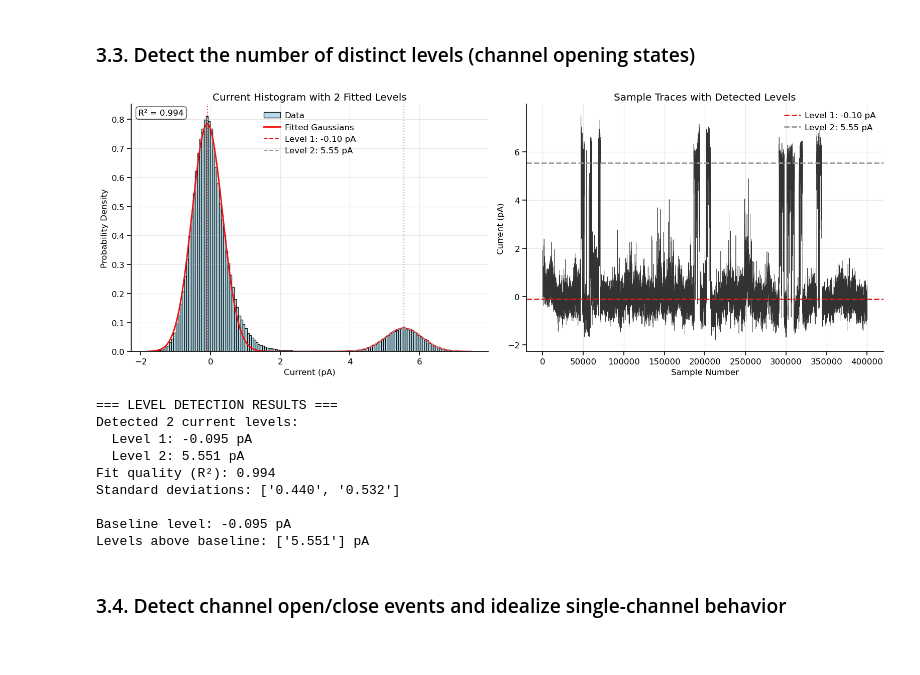
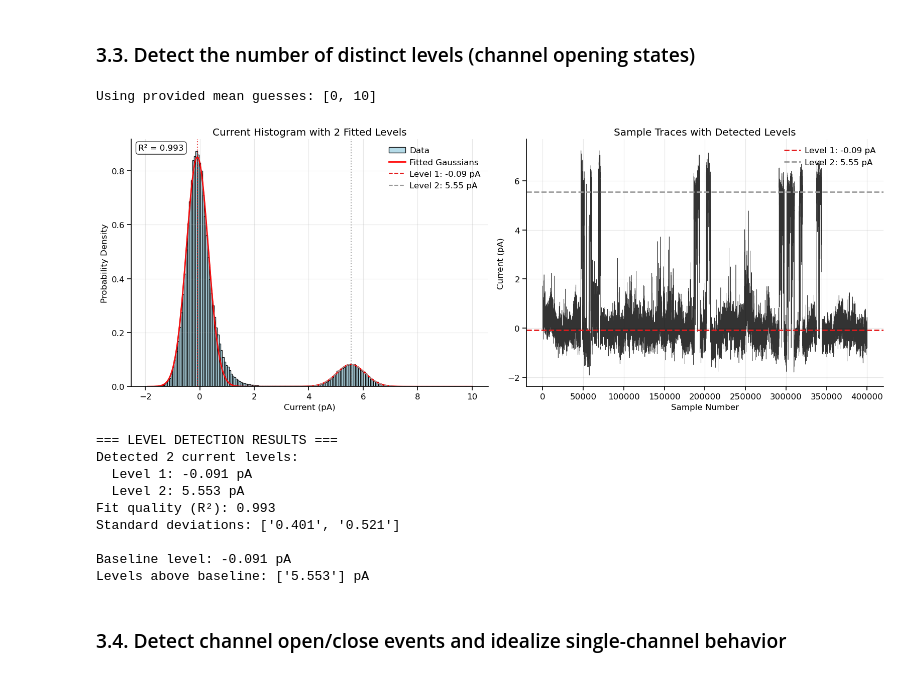
Before and after one commit to argalloni/CSHL_IonChannels2025, a Jupyter notebook: Analysis 9 - Single channels.ipynb, the cells around one changed output. Cells and saved outputs as stored; diff of their text form; code cells hidden in the pictures.

Commit message:
added option to specify initial guess for gaussian fit

```diff
--- a/Analysis 9 - Single channels.ipynb
+++ b/Analysis 9 - Single channels.ipynb
@@ -87,10 +88,10 @@ filtered, noise = remove_line_noise(current_traces,
                                         sampling_freq=sampling_freq,
                                         target_freq=60,
                                         harmonics=3,
-                                        plot_spectrum=True)
+                                        plot_spectrum=False)
 
 # Median baseline subtraction
-window_size_ms = 1000
+window_size_ms = 4000
 corrected_median, baseline_median = baseline_correction(filtered, sampling_freq, method='median_subtraction', window_ms=window_size_ms)
 
 # # Use FFT-based filtering for sharper frequency cutoffs
@@ -129,7 +130,7 @@ trace_idx = 0  # Show first trace
 ax.plot(time, current_traces[trace_idx], 'b-', alpha=0.7, label='Original')
 ax.plot(time, baseline_median[trace_idx], 'r-', linewidth=2, label='Estimated Baseline')
 ax.plot(time, corrected_median[trace_idx], 'k-', alpha=0.9, label='Corrected')
-ax.set_xlabel('Time (ms)')
+ax.set_xlabel('Time (s)')
 ax.set_ylabel('Current (pA)')
 ax.set_title('Baseline Estimation')
 ax.legend()
@@ -166,29 +167,30 @@ plt.show()
 # %% [markdown]
 ### 3.3. Detect the number of distinct levels (channel opening states)
 # %%
-# Specify number of levels (including baseline)
-n_conductance_levels = 2  # Adjust based on your channels: baseline + open levels
-
-# Detect levels automatically
-detected_levels, fit_info = detect_levels_from_histogram(filtered_traces, n_conductance_levels, plot_result=True, bins=150)
+# Detect levels automatically by fitting Gaussian distributions to the histogram
+detected_levels, fit_info = detect_levels_from_histogram(filtered_traces,
+                                                         n_levels=2,  # Specify number of levels (baseline + open levels)
+                                                         mean_guesses=[0, 10],
+                                                         plot_result=True, bins=150)
 
 # The baseline will be the lowest detected level
 baseline_level = detected_levels[0]
 current_levels_above_baseline = detected_levels[1:]  # Levels above baseline
 
 print(f"\nBaseline level: {baseline_level:.3f} pA")
 print(f"Levels above baseline: {[f'{level:.3f}' for level in current_levels_above_baseline]} pA")
 # %% [output]
+Using provided mean guesses: [0, 10]
-[figure, old version]
+[figure, new version]
-=== LEVEL DETECTION RESULTS ===
-Detected 2 current levels:
-  Level 1: -0.095 pA
-  Level 2: 5.551 pA
-Fit quality (R²): 0.994
-Standard deviations: ['0.440', '0.532']
-
-Baseline level: -0.095 pA
-Levels above baseline: ['5.551'] pA
+=== LEVEL DETECTION RESULTS ===
+Detected 2 current levels:
+  Level 1: -0.091 pA
+  Level 2: 5.553 pA
+Fit quality (R²): 0.993
+Standard deviations: ['0.401', '0.521']
+
+Baseline level: -0.091 pA
+Levels above baseline: ['5.553'] pA
 # %% [markdown]
 ### 3.4. Detect channel open/close events and idealize single-channel behavior
 # %%
```
Also changed, not shown: parts of 9 cells of this notebook, 1 other file.
